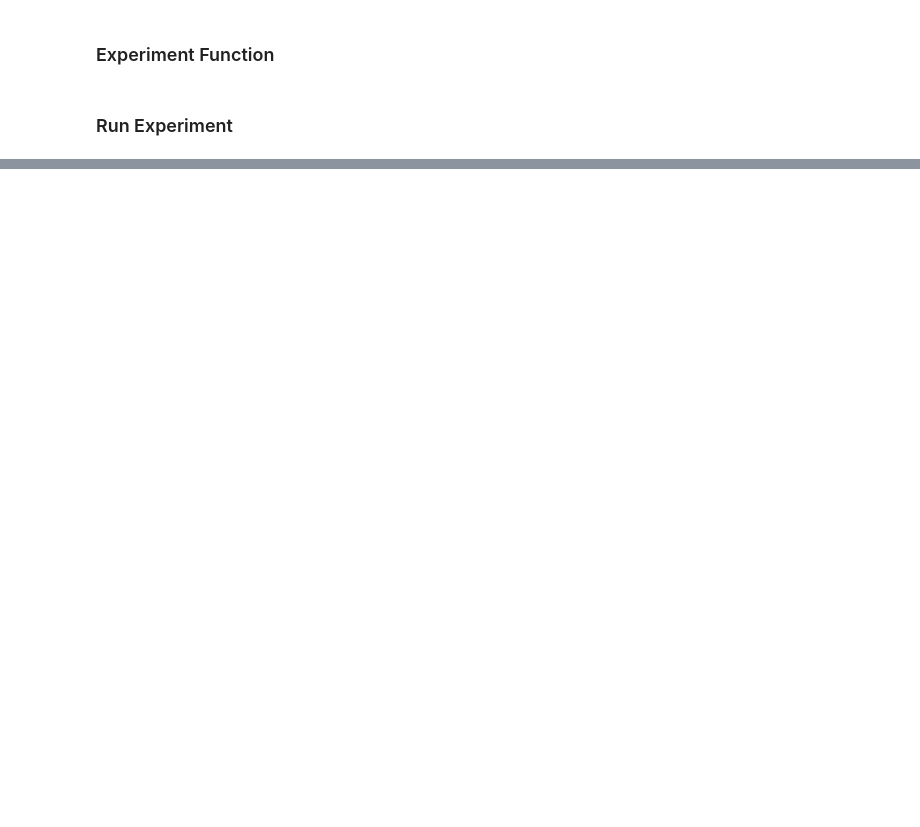
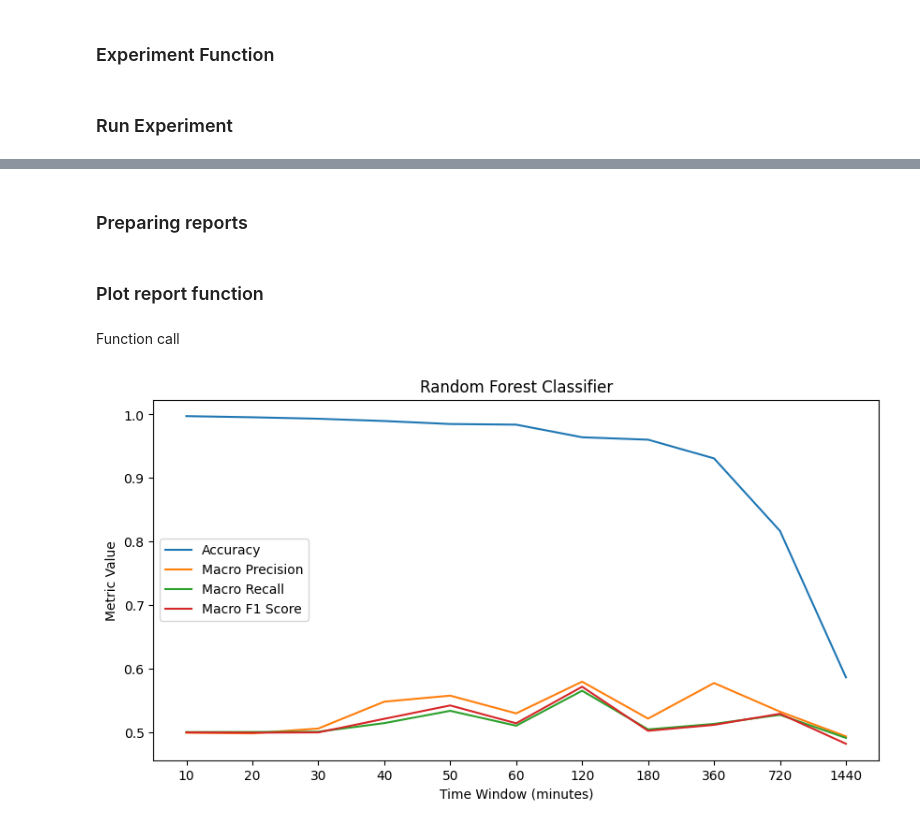
Before and after one commit to Svet0zar/ISIS-Ion-Source-Reliability, a Jupyter notebook: user run preprocessing/StructuredRun.ipynb, the cells around one changed output, grey strips where cells are left out. Drawn from its saved outputs; the diff is of its cells as text; code cells hidden in the pictures; blank space fills up the shorter version.

```diff
--- a/user run preprocessing/StructuredRun.ipynb
+++ b/user run preprocessing/StructuredRun.ipynb
@@ -277,4 +282,4 @@ LOGISTIC_REGRESSION = LogisticRegression(random_state=0)
 # %% [markdown]
 ### K-Nearest-Neighbours
 # %%
-KNN = KNeighborsClassifier(n_neighbors=5)
+knn = KNeighborsClassifier(n_neighbors=5)
@@ -326,8 +328,8 @@ def Testing(model, twindow):
 # %% [markdown]
 ### Run Experiment
 # %%
-TWINDOWS = [10, 20, 30, 40, 50, 60, 120, 180, 360, 720, 1440]
-MODELS = [RANDOM_FOREST]#, XGBOOST, SV_CLASSIFIER, LOGISTIC_REGRESSION, KNN]
+twindows = [10, 20, 30, 40, 50, 60, 120, 180, 360, 720, 1440]
+models = [random_forest, xgboost, logistic_regression, knn]
 # %%
 cms = []
 crs = []
@@ -374,0 +374,42 @@ KeyboardInterrupt:
+# %% [markdown]
+### Preparing reports
+# %%
+rf_crs = crs[0:11]
+rf_crs_smote = crs_smote[0:11]
+xg_crs = crs[11:22]
+xg_crs_smote = crs_smote[11:22]
+ln_crs = crs[22:33]
+ln_crs_smote = crs_smote[22:33]
+knn_crs = crs[33:44]
+knn_crs_smote = crs_smote[33:44]
+# %% [markdown]
+### Plot report function
+# %%
+def plot_report(report):
+    accuracies = []
+    macro_precisions = []
+    macro_recalls = []
+    macro_f1s = []
+    for i in range(len(report)):
+        accuracies.append(report[i]['accuracy'])
+        macro_precisions.append(report[i]['macro avg']['precision'])
+        macro_recalls.append(report[i]['macro avg']['recall'])
+        macro_f1s.append(report[i]['macro avg']['f1-score'])
+
+    plt.figure(figsize=(10, 5))
+    plt.plot(accuracies, label='Accuracy')
+    plt.plot(macro_precisions, label='Macro Precision')
+    plt.plot(macro_recalls, label='Macro Recall')
+    plt.plot(macro_f1s, label='Macro F1 Score')
+    plt.title('Random Forest Classifier')
+    plt.xlabel('Time Window (minutes)')
+    plt.ylabel('Metric Value')
+    plt.xticks(range(11), twindows)
+    plt.legend()
+    plt.show()
+# %% [markdown]
+Function call
+# %%
+plot_report(xg_crs)
+# %% [output]
+[figure, added]
```
Also changed, not shown: parts of 15 cells of this notebook, 1 other file.
